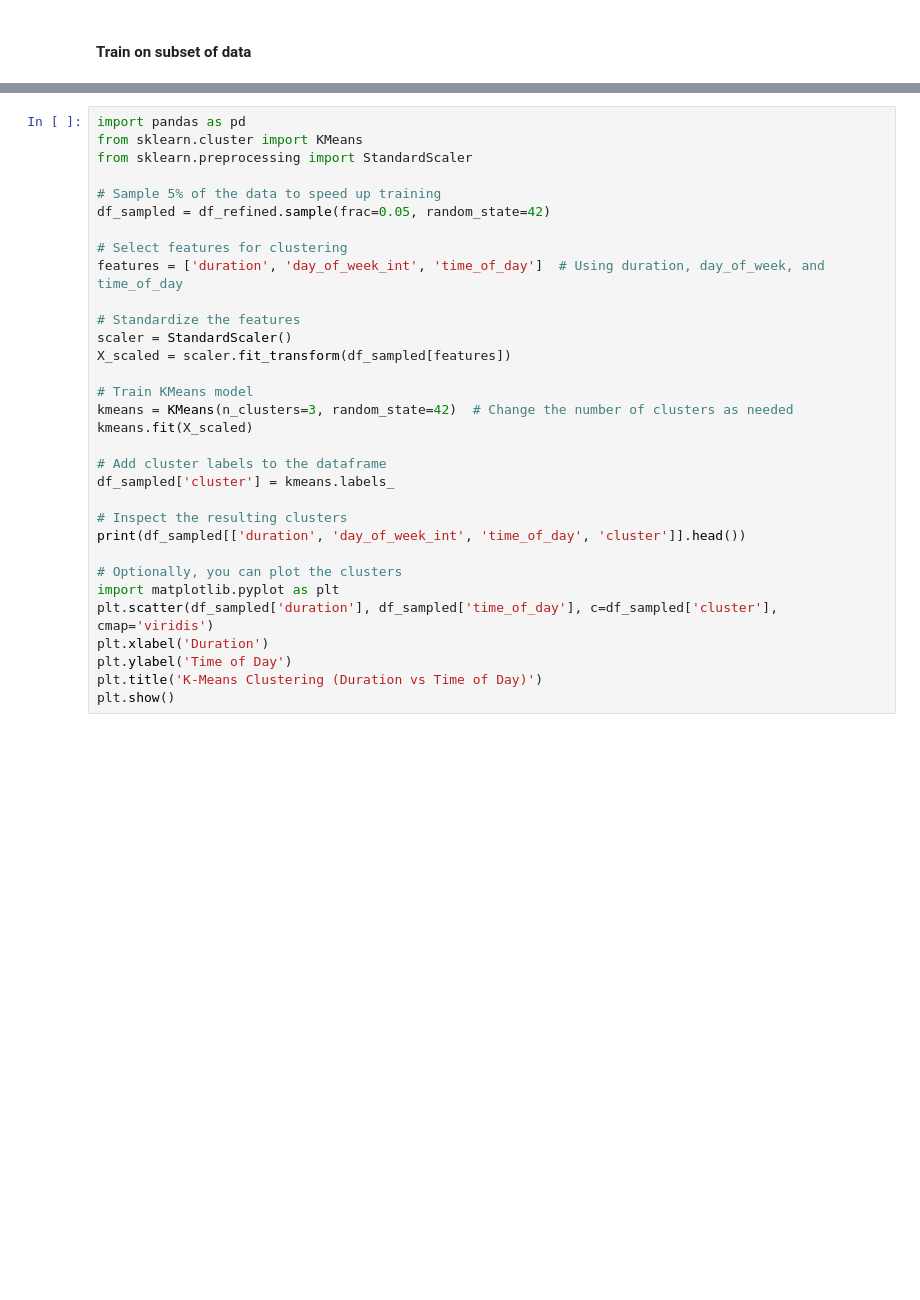
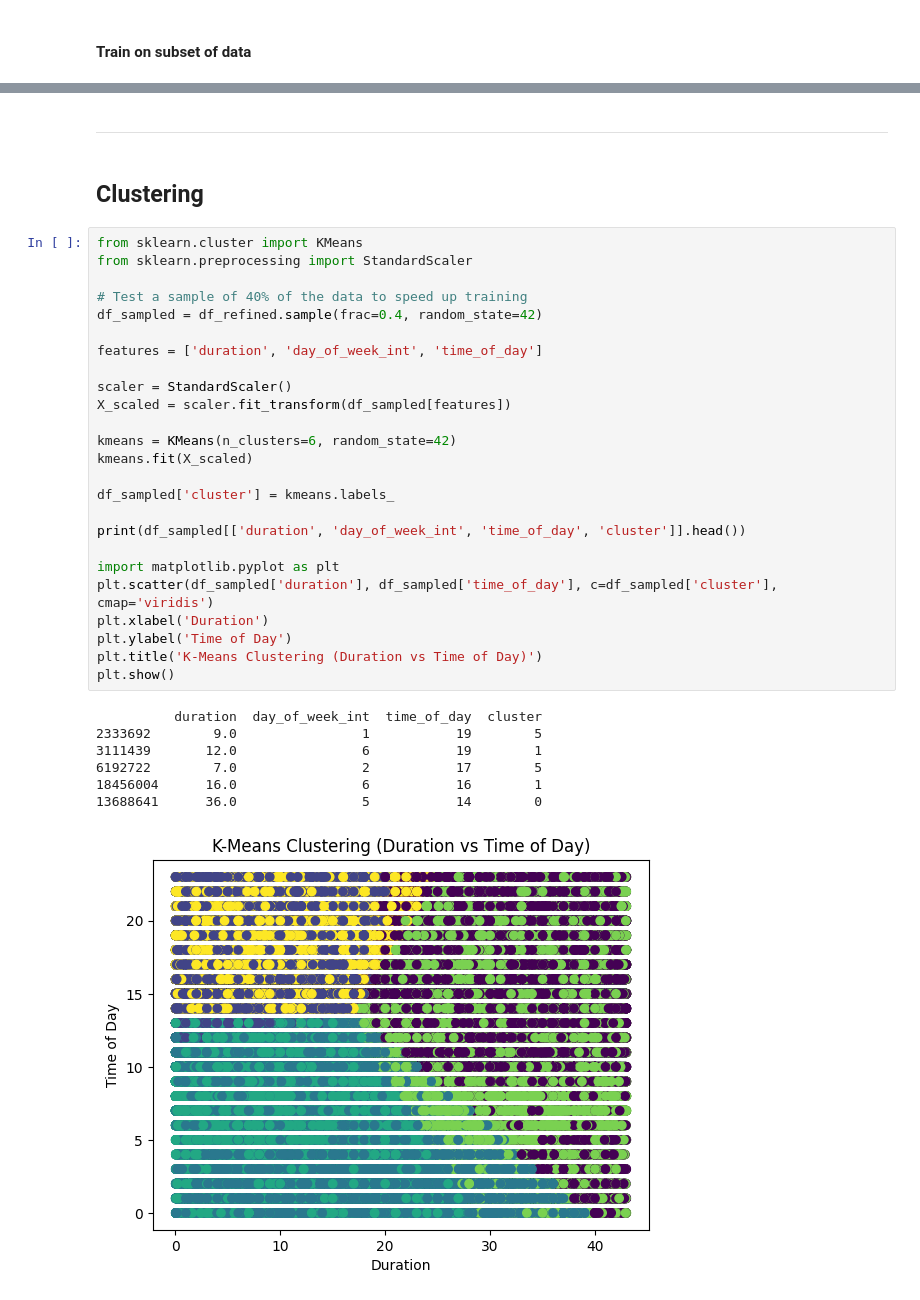
Before and after one commit to KarlMeierMattern/cycling-tfl, a Jupyter notebook: main.ipynb, the cells around one changed output, grey strips where cells are left out. Saved outputs shown, nothing was run; the diff lists cells and outputs as text; blank space fills up the shorter version.

```diff
--- a/main.ipynb
+++ b/main.ipynb
@@ -1598,32 +1327,37 @@ R-squared: -2.4818457308211128e+26
+# %% [markdown]
+---
+# %% [markdown]
+## **Clustering**
 # %%
-import pandas as pd
 from sklearn.cluster import KMeans
 from sklearn.preprocessing import StandardScaler
 
-# Sample 5% of the data to speed up training
-df_sampled = df_refined.sample(frac=0.05, random_state=42)
+# Test a sample of 40% of the data to speed up training
+df_sampled = df_refined.sample(frac=0.4, random_state=42)
 
-# Select features for clustering
-features = ['duration', 'day_of_week_int', 'time_of_day']  # Using duration, day_of_week, and time_of_day
+features = ['duration', 'day_of_week_int', 'time_of_day']
 
-# Standardize the features
 scaler = StandardScaler()
 X_scaled = scaler.fit_transform(df_sampled[features])
 
-# Train KMeans model
-kmeans = KMeans(n_clusters=3, random_state=42)  # Change the number of clusters as needed
+kmeans = KMeans(n_clusters=6, random_state=42)
 kmeans.fit(X_scaled)
 
-# Add cluster labels to the dataframe
 df_sampled['cluster'] = kmeans.labels_
 
-# Inspect the resulting clusters
 print(df_sampled[['duration', 'day_of_week_int', 'time_of_day', 'cluster']].head())
 
-# Optionally, you can plot the clusters
 import matplotlib.pyplot as plt
 plt.scatter(df_sampled['duration'], df_sampled['time_of_day'], c=df_sampled['cluster'], cmap='viridis')
 plt.xlabel('Duration')
 plt.ylabel('Time of Day')
 plt.title('K-Means Clustering (Duration vs Time of Day)')
 plt.show()
+# %% [output]
+          duration  day_of_week_int  time_of_day  cluster
+2333692        9.0                1           19        5
+3111439       12.0                6           19        1
+6192722        7.0                2           17        5
+18456004      16.0                6           16        1
+13688641      36.0                5           14        0
+[figure, added]
```
Also changed, not shown: parts of 76 cells of this notebook, 3 other files.
